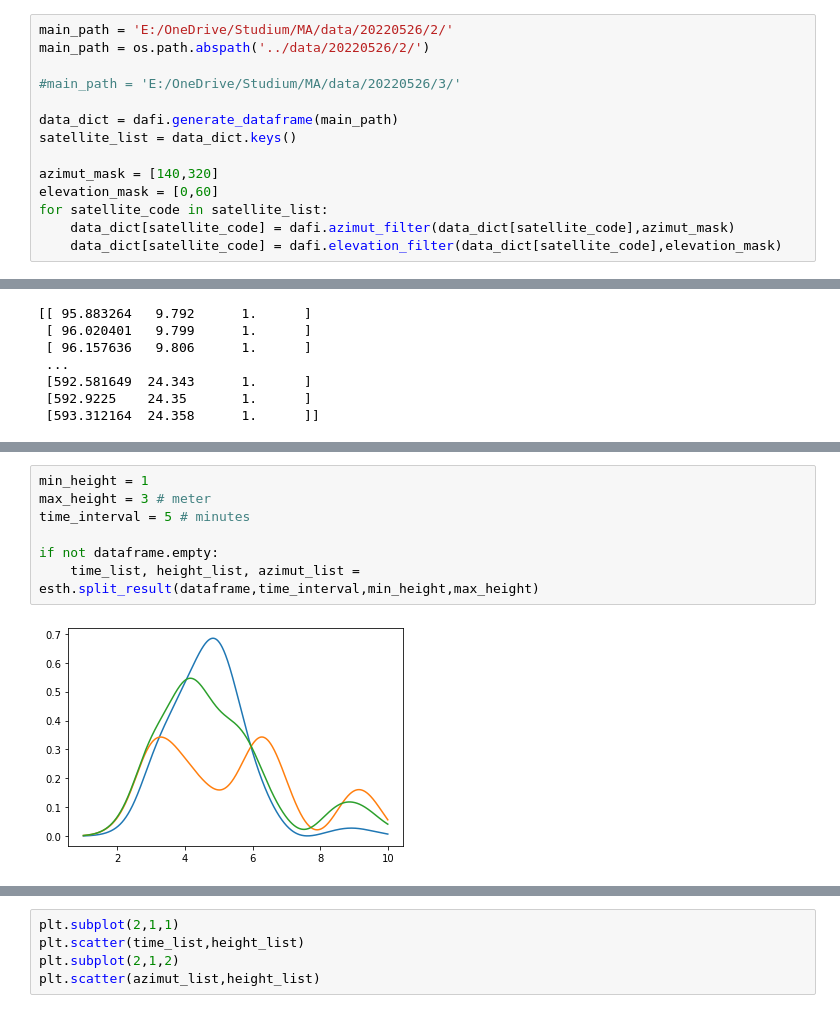
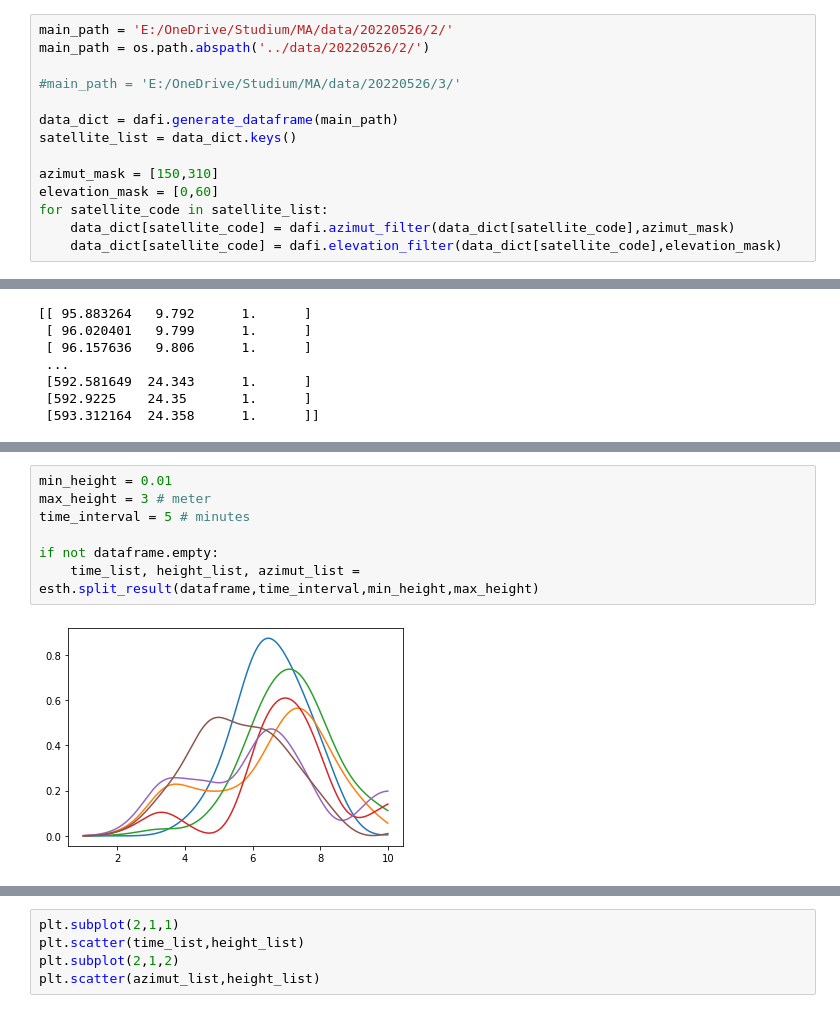
Before and after one commit to ziqing97/gnss_ir_analyze, a Jupyter notebook: src/test.ipynb, the cells around one changed output, grey strips where cells are left out. Saved outputs shown, nothing was run; the diff lists cells and outputs as text.

```diff
--- a/src/test.ipynb
+++ b/src/test.ipynb
@@ -36,7 +36,7 @@ main_path = os.path.abspath('../data/20220526/2/')
 data_dict = dafi.generate_dataframe(main_path)
 satellite_list = data_dict.keys()
 
-azimut_mask = [140,320]
+azimut_mask = [150,310]
 elevation_mask = [0,60]
 for satellite_code in satellite_list:
     data_dict[satellite_code] = dafi.azimut_filter(data_dict[satellite_code],azimut_mask)
@@ -165,12 +151,12 @@ plt.plot(w,power)
 # %%
-min_height = 1
+min_height = 0.01
 max_height = 3 # meter
 time_interval = 5 # minutes
 
 if not dataframe.empty:
     time_list, height_list, azimut_list = esth.split_result(dataframe,time_interval,min_height,max_height)
 # %% [output]
-[figure, old version]
+[figure, new version]
 # %%
 min_height = 1
 max_height = 3 # meter
```
Also changed, not shown: parts of 10 cells of this notebook, 2 other files.
